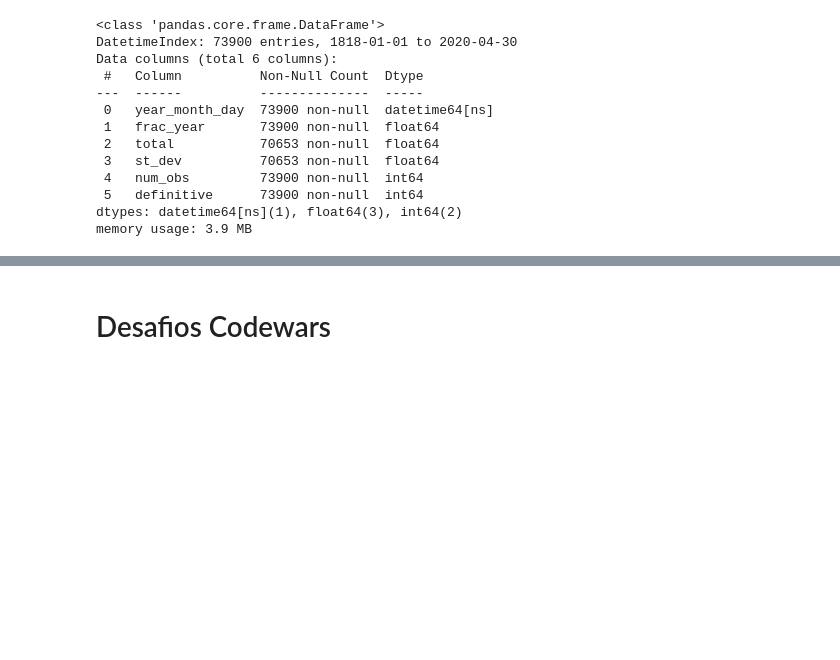
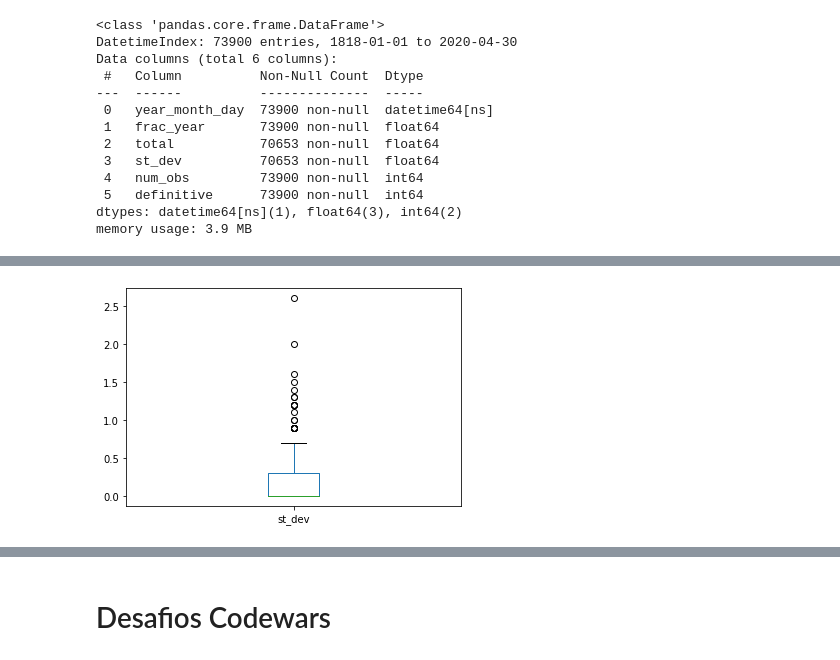
Before and after one commit to joaopalmaneto/estudos_ds_python, a Jupyter notebook: estudos/estudos.ipynb, the cells around one changed output, grey strips where cells are left out. Drawn from its saved outputs; the diff is of its cells as text; code cells hidden in the pictures; blank space fills up the shorter version.

```diff
--- a/estudos/estudos.ipynb
+++ b/estudos/estudos.ipynb
@@ -1003,0 +1039,5 @@ sunspots.to_csv(path_or_buf = path)
+# %%
+sunspots.loc['2020':, 'st_dev'].plot(kind='box')
+plt.show()
+# %% [output]
+[figure, added]
```
Also changed, not shown: parts of 12 cells of this notebook.
